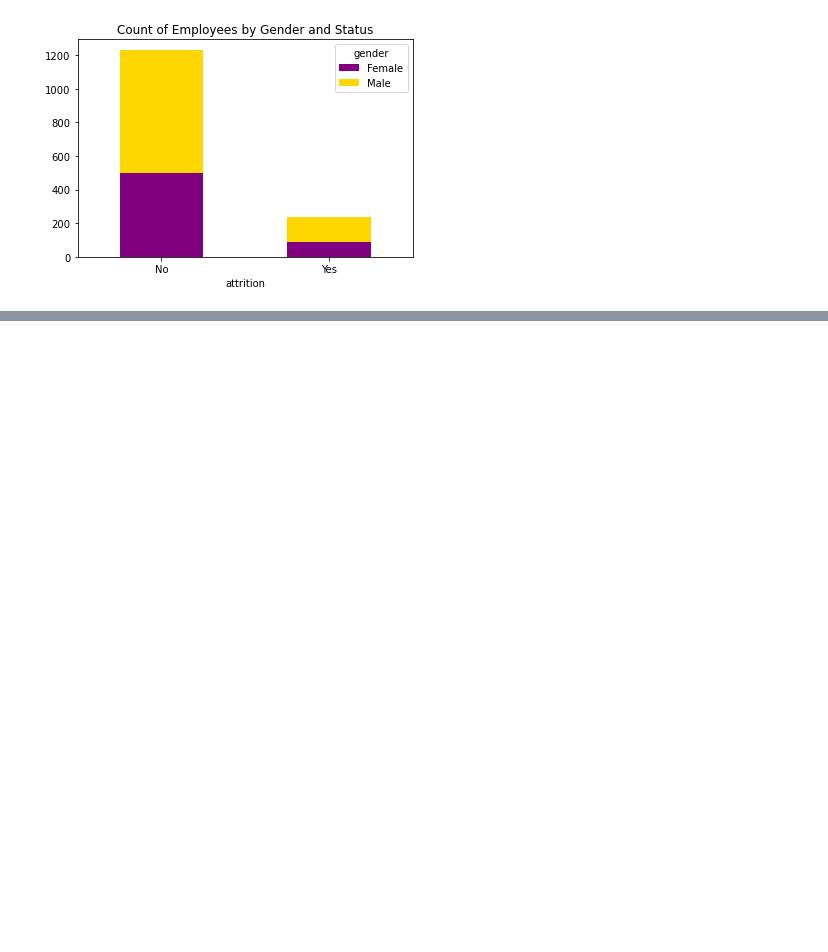
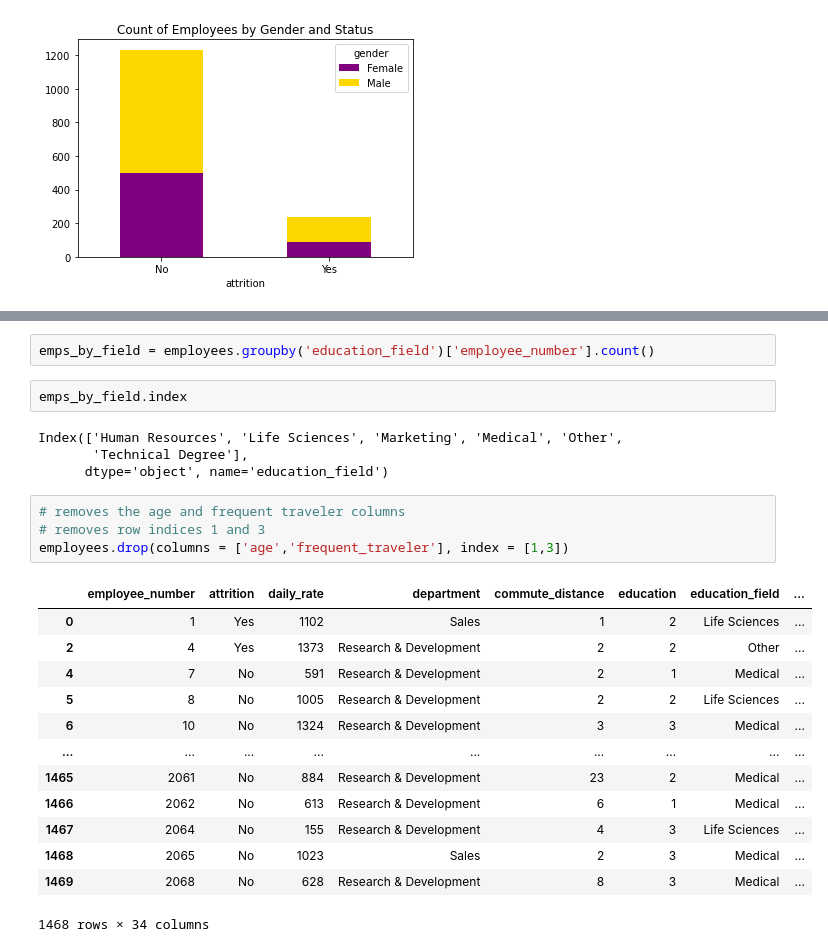
Before and after one commit to NicoleRL25/python_for_excel_users, a Jupyter notebook: code/intro_to_pandas.ipynb, the cells around one changed output, grey strips where cells are left out. Cells and saved outputs as stored; diff of their text form; blank space fills up the shorter version.

```diff
--- a/code/intro_to_pandas.ipynb
+++ b/code/intro_to_pandas.ipynb
@@ -1369 +1367,27 @@ Index(['age', 'attrition', 'frequent_traveler', 'daily_rate', 'department',
       dtype='object')
+# %%
+emps_by_field = employees.groupby('education_field')['employee_number'].count()
+# %%
+emps_by_field.index
+# %% [output]
+Index(['Human Resources', 'Life Sciences', 'Marketing', 'Medical', 'Other',
+       'Technical Degree'],
+      dtype='object', name='education_field')
+# %%
+# removes the age and frequent traveler columns
+# removes row indices 1 and 3
+employees.drop(columns = ['age','frequent_traveler'], index = [1,3])
+# %% [output]
+|  | employee_number | attrition | daily_rate | department | commute_distance | education | education_field | ... |
+| 0 | 1 | Yes | 1102 | Sales | 1 | 2 | Life Sciences | ... |
+| 2 | 4 | Yes | 1373 | Research & Development | 2 | 2 | Other | ... |
+| 4 | 7 | No | 591 | Research & Development | 2 | 1 | Medical | ... |
+| 5 | 8 | No | 1005 | Research & Development | 2 | 2 | Life Sciences | ... |
+| 6 | 10 | No | 1324 | Research & Development | 3 | 3 | Medical | ... |
+| ... | ... | ... | ... | ... | ... | ... | ... | ... |
+| 1465 | 2061 | No | 884 | Research & Development | 23 | 2 | Medical | ... |
+| 1466 | 2062 | No | 613 | Research & Development | 6 | 1 | Medical | ... |
+| 1467 | 2064 | No | 155 | Research & Development | 4 | 3 | Life Sciences | ... |
+| 1468 | 2065 | No | 1023 | Sales | 2 | 3 | Medical | ... |
+| 1469 | 2068 | No | 628 | Research & Development | 8 | 3 | Medical | ... |
+1468 rows × 34 columns
```
Also changed, not shown: parts of 13 cells of this notebook, 1 other file.
